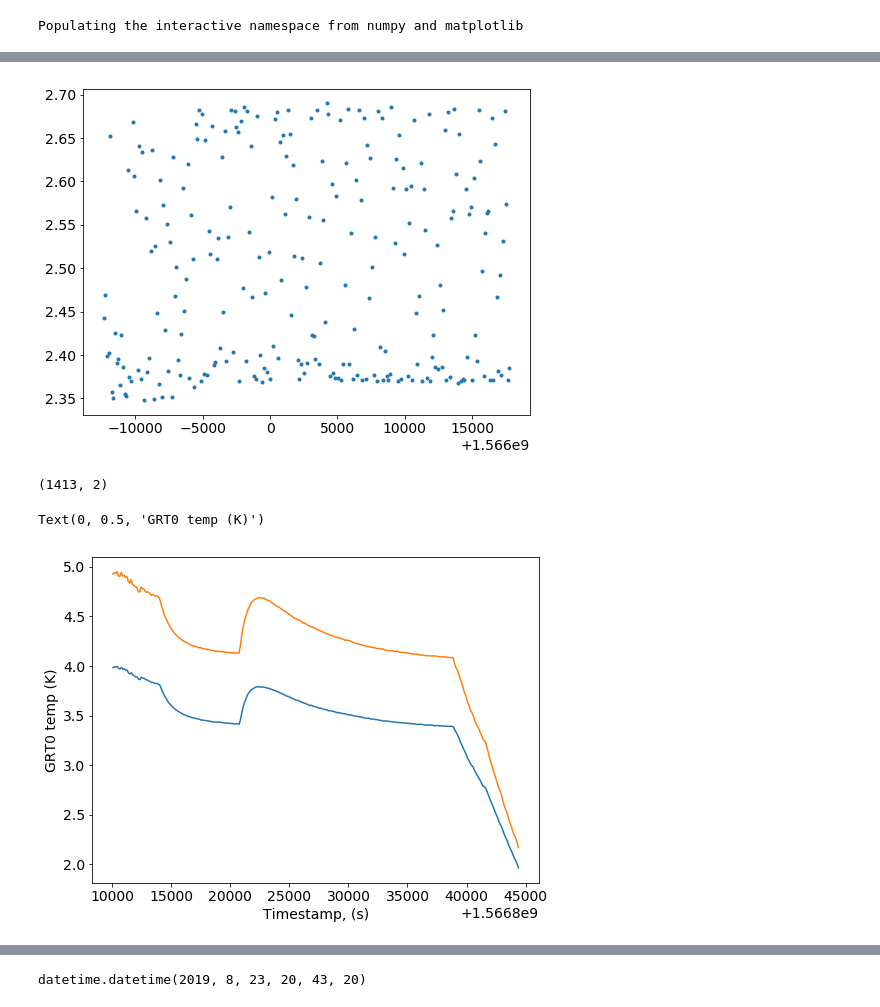
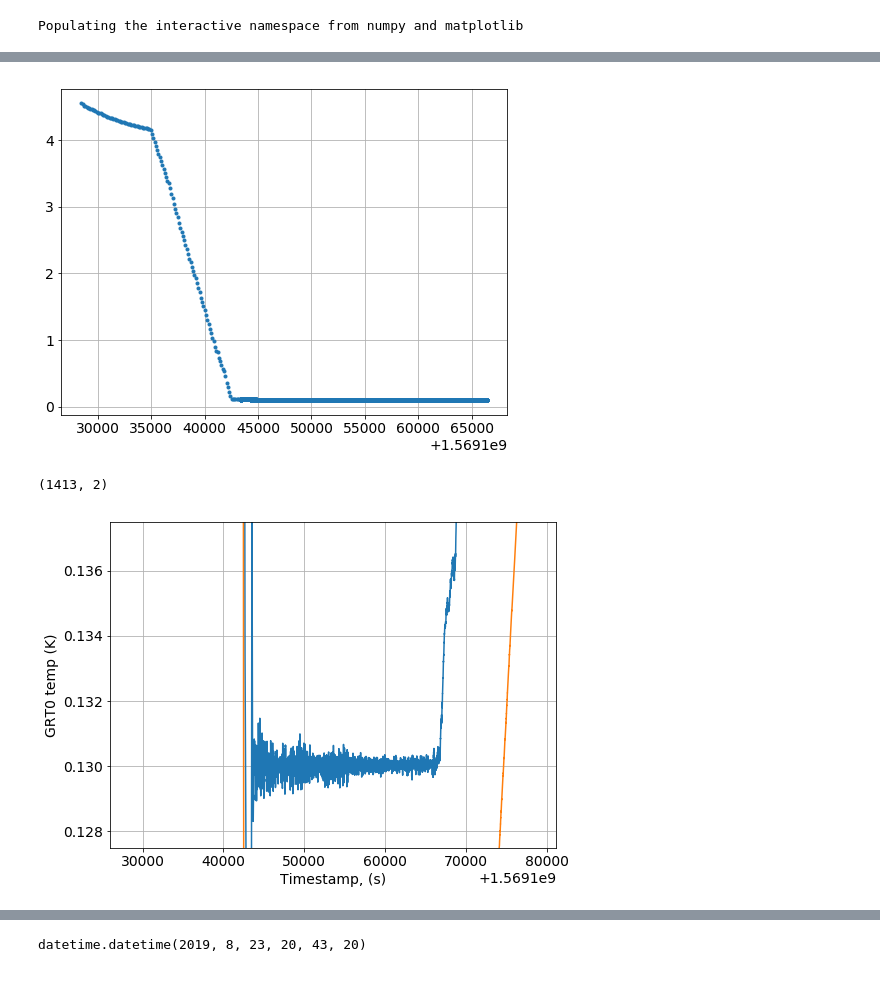
Before and after one commit to NanoExplorer/Zeus2-cycle-box, a Jupyter notebook: thermometry playground.ipynb, the cells around one changed output, grey strips where cells are left out. Saved outputs shown, nothing was run; the diff lists cells and outputs as text; code cells hidden in the pictures.

```diff
--- a/thermometry playground.ipynb
+++ b/thermometry playground.ipynb
@@ -13,15 +13,17 @@ import database
 from  datetime import datetime, timezone,timedelta
 # %%
 tz = timezone(timedelta(hours=-4))
-sd = datetime(2019,8,26,hour=0,minute=0,tzinfo=tz)
-ed = datetime(2019,8,26,hour=11,minute=0,tzinfo=tz)
+sd = datetime(2019,9,21,hour=20,minute=0,tzinfo=tz)
+ed = datetime(2019,9,22,hour=10,minute=0,tzinfo=tz)
 t = database.EasyThermometry(0,start_date=sd,end_date=ed)
 # %%
-temps = np.array(t.sensors['4WIRE'][3])
-startnum=1100
-endnum=-1
+temps = np.array(t.sensors['GRT'][0])
+startnum=000
+endnum=20500
 plot(temps[startnum:endnum,0],temps[startnum:endnum,1],'.')
 print(datetime.fromtimestamp(temps[startnum,0]))
 print(datetime.fromtimestamp(temps[endnum,0]))
 #print(datetime.fromtimestamp(min(temps[:,0])))
+print(np.std(temps[startnum:endnum,1]))
+grid()
 # %% [output]
@@ -30,4 +33,4 @@ print(datetime.fromtimestamp(temps[endnum,0]))
-[figure, old version]
+[figure, new version]
 # %%
 temps.shape
 # %% [output]
@@ -40,11 +43,11 @@ plot(arraytemp[:,0],arraytemp[:,1])
 plot(g0temp[:,0],g0temp[:,1])
 xlabel("Timestamp, (s)")
 ylabel("GRT0 temp (K)")
-#ylim((.1275,0.1375))
+ylim((.1275,0.1375))
 #plot((25000+1.5667e9,60000+1.5667e9),(4,4))
+grid()
 # %% [output]
-Text(0, 0.5, 'GRT0 temp (K)')
-[figure, old version]
+[figure, new version]
 # %%
 from scipy.stats import linregress
 # %%
```
Also changed, not shown: parts of 7 cells of this notebook, 5 other files.
